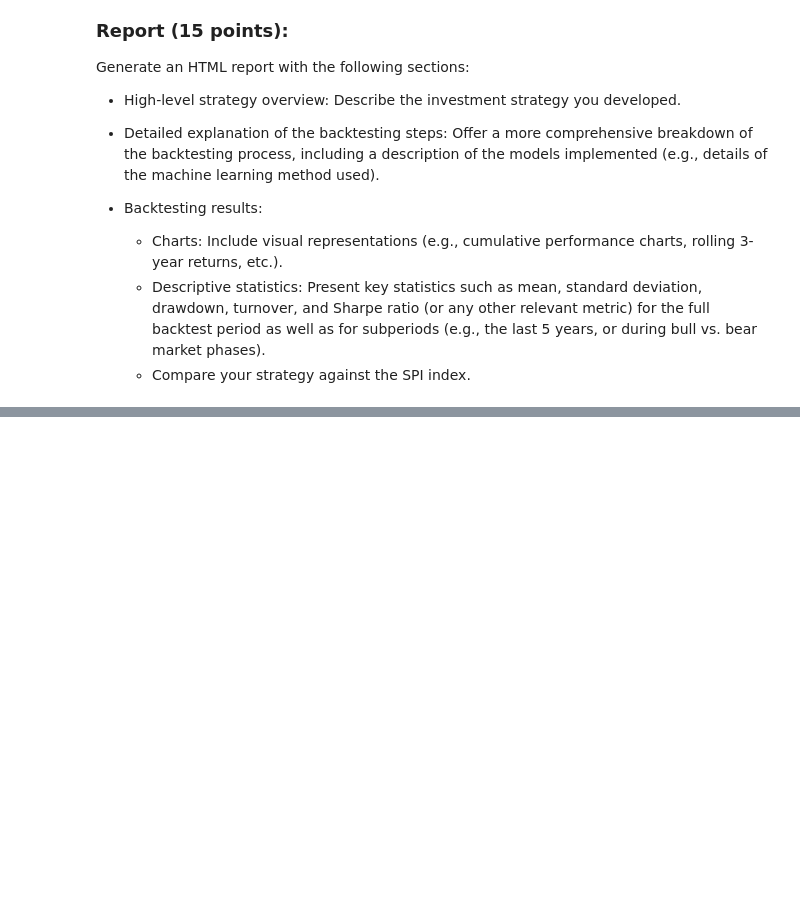
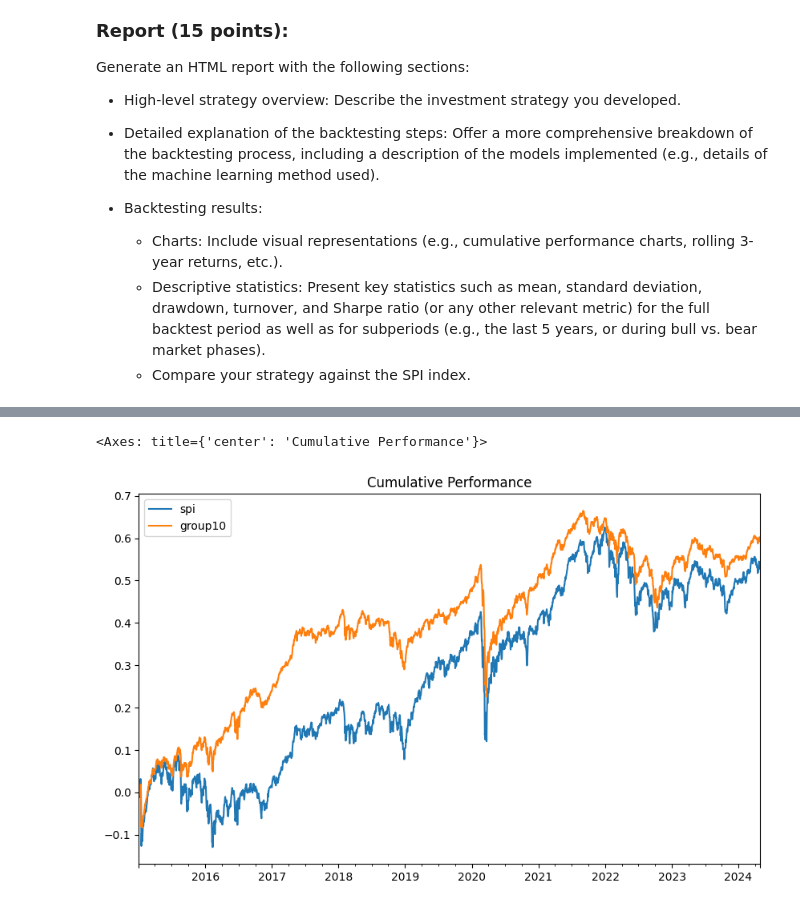
Before and after one commit to crowmatix/qpmwp-course, a Jupyter notebook: assignments/assignment_5.ipynb, the cells around one changed output, grey strips where cells are left out. Cells and saved outputs as stored; diff of their text form; code cells hidden in the pictures; blank space fills up the shorter version.

```diff
--- a/assignments/assignment_5.ipynb
+++ b/assignments/assignment_5.ipynb
@@ -114,0 +137,10 @@ rebdates = market_data_dates[market_data_dates > '2005-01-01'][::n_days].strftim
+# %%
+# --------------------------------------------------------------------------
+# Define training dates and rebalancing dates
+# --------------------------------------------------------------------------
+
+train_dates = features.index.get_level_values('date').unique().sort_values()
+train_dates = train_dates[train_dates > market_data_dates[0]]
+rebdates = train_dates[train_dates >= '2015-01-01'].strftime('%Y-%m-%d').tolist()
+rebdates = rebdates[0:-1]
+rebdates
@@ -227,0 +355,32 @@ RuntimeError: Estimation method not recognized.
+# %%
+# --------------------------------------------------------------------------
+# Simulate strategy
+# --------------------------------------------------------------------------
+
+bt_bl_ltr = load_pickle(
+    filename='backtest_bl_ltr.pickle',
+    path='../data/',
+)
+
+fixed_costs = 0.01  # 1% per annum
+variable_costs = 0.002  # 0.2% per rebalancing
+return_series = bs.data.get_return_series()
+
+# Simulate net returns (including costs)
+sim_net = bt_bl_ltr.strategy.simulate(
+    return_series=return_series,
+    fc=fixed_costs,
+    vc=variable_costs,
+)
+
+# Combine with benchmark for comparison
+sim = pd.concat({
+    'spi': bs.data.bm_series,
+    'group10': sim_net,
+}, axis=1).dropna()
+
+# Plot cumulative performance
+np.log1p(sim).cumsum().plot(title='Cumulative Performance', figsize=(10, 6))
+# %% [output]
+<Axes: title={'center': 'Cumulative Performance'}>
+[figure, added]
```
Also changed, not shown: parts of 9 cells of this notebook.
